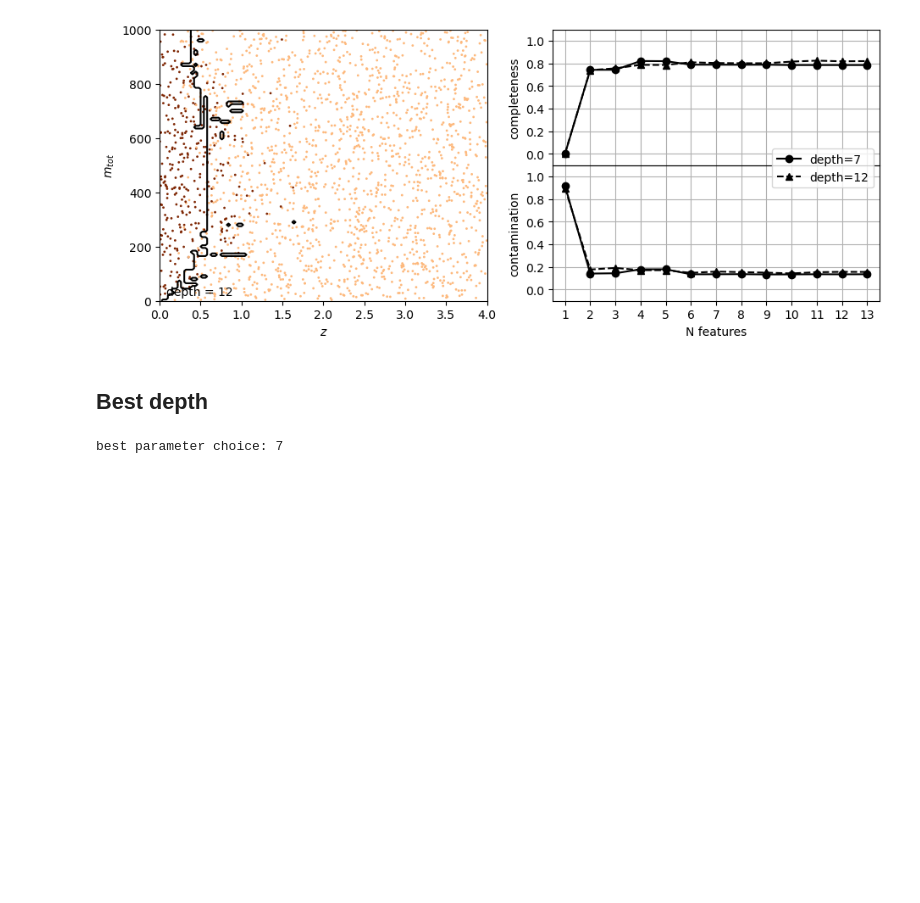
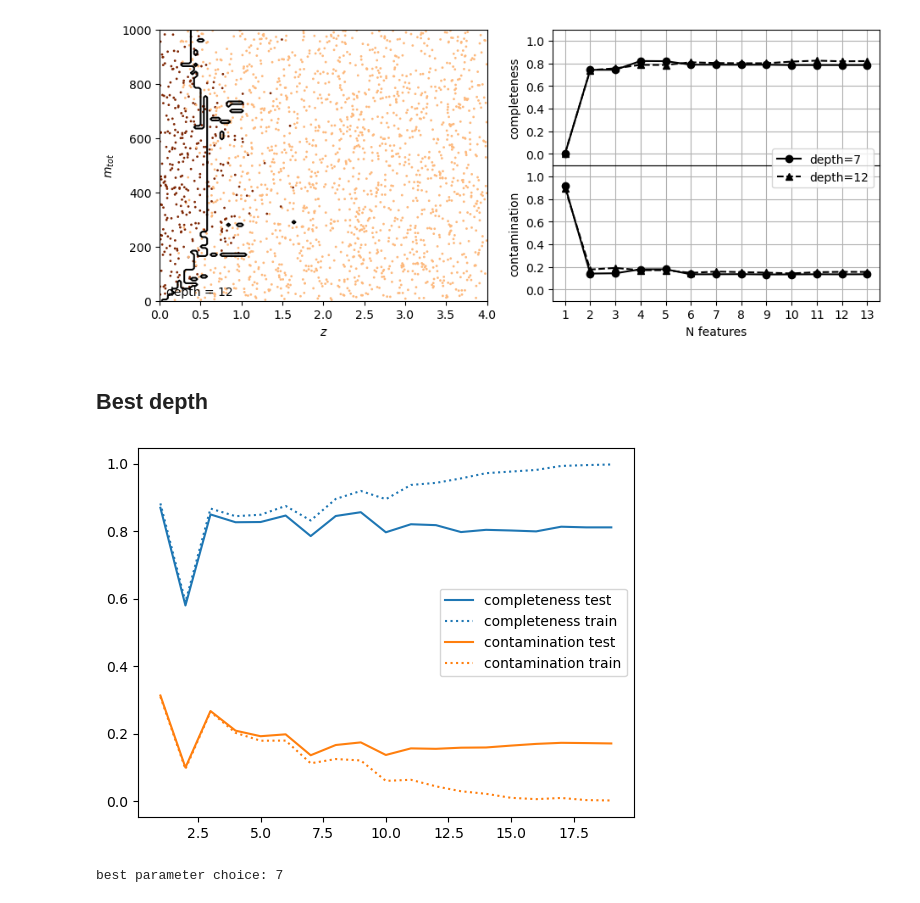
Before and after one commit to ebianchi803/astrostatistics_bicocca_2026, a Jupyter notebook: working/L20.ipynb, the cells around one changed output. Drawn from its saved outputs; the diff is of its cells as text; code cells hidden in the pictures; blank space fills up the shorter version.

```diff
--- a/working/L20.ipynb
+++ b/working/L20.ipynb
@@ -187,3 +220,12 @@ Best depth
+# %%
+plt.plot(md_vals,completeness_test,label='completeness test',c='C0')
+plt.plot(md_vals,completeness_train,label='completeness train',c='C0',ls='dotted')
+
+plt.plot(md_vals,contamination_test,label='contamination test',c='C1')
+plt.plot(md_vals,contamination_train,label='contamination train',c='C1',ls='dotted')
+plt.legend();
+# %% [output]
+[figure, added]
 # %%
 from sklearn.model_selection import GridSearchCV
 
```
Also changed, not shown: parts of 7 cells of this notebook.
